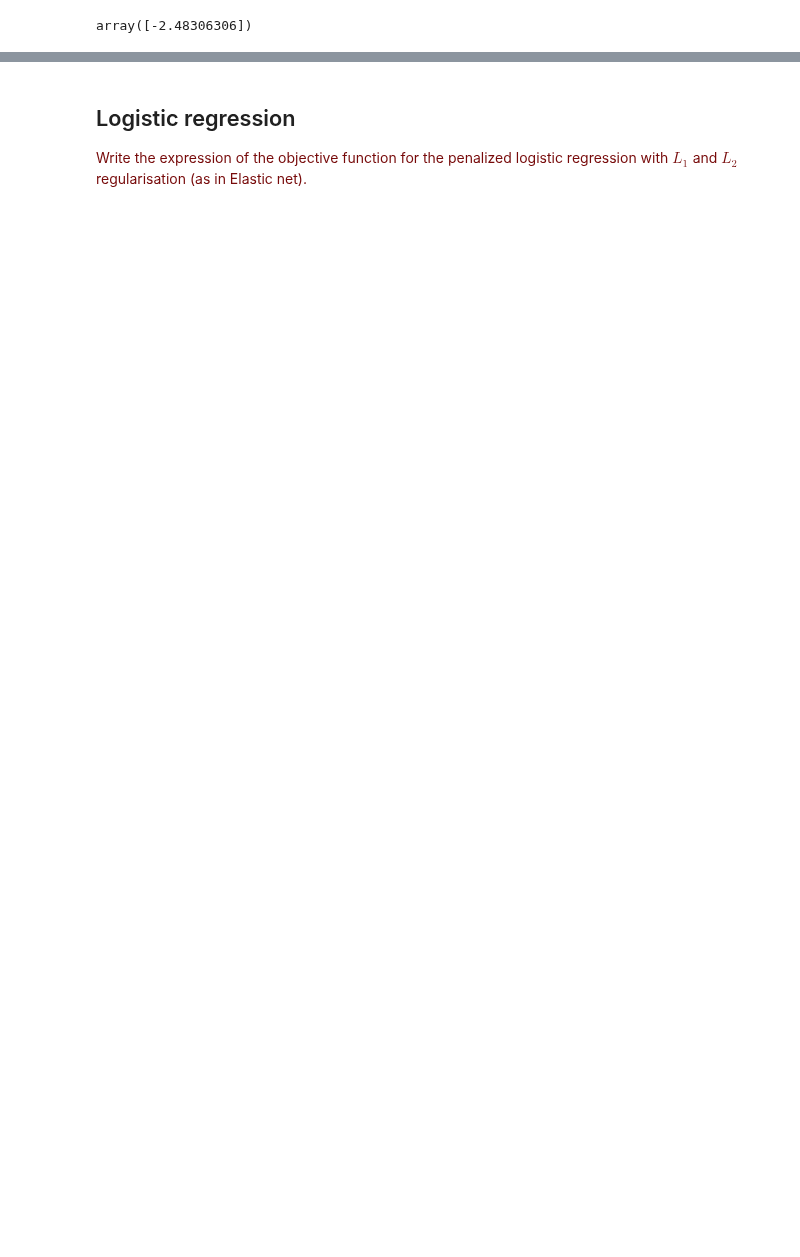
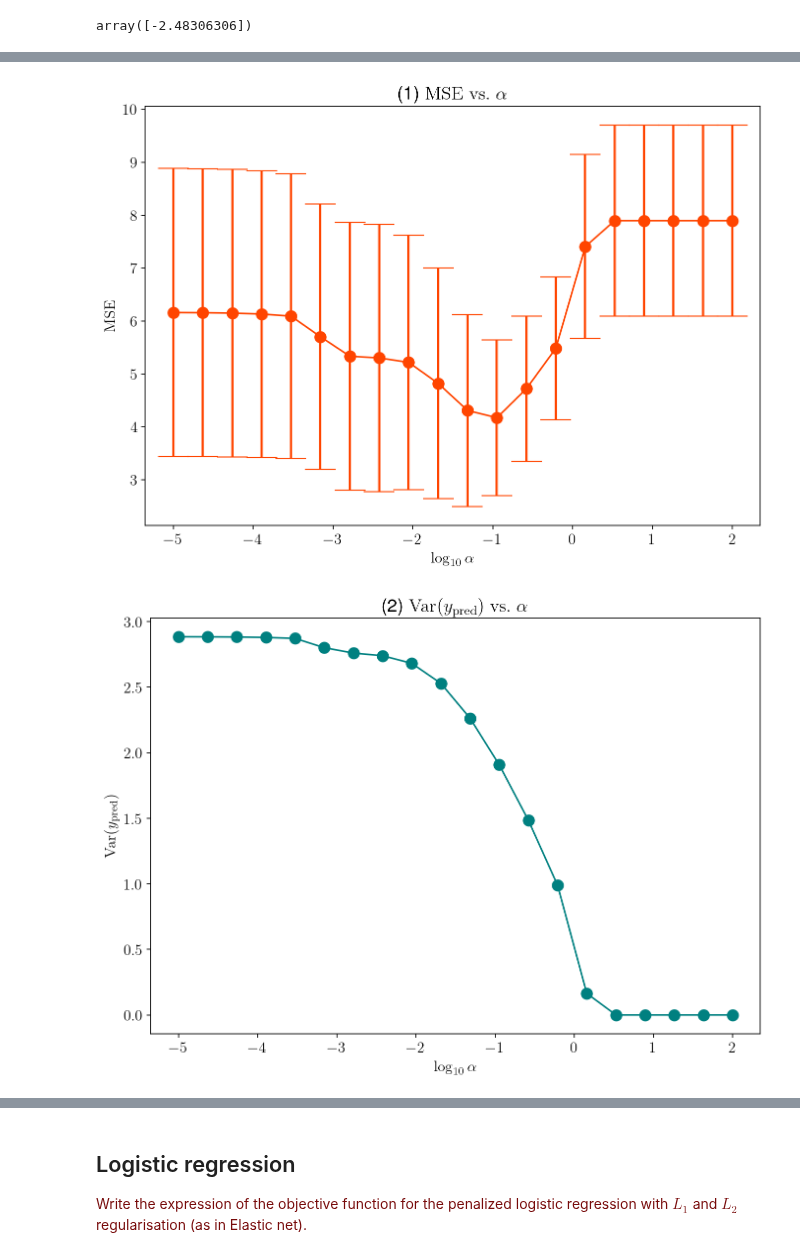
Before and after one commit to VincentV0/8dm50-machine-learning, a Jupyter notebook: practicals/week_3.ipynb, the cells around one changed output, grey strips where cells are left out. Cells and saved outputs as stored; diff of their text form; code cells hidden in the pictures; blank space fills up the shorter version.

```diff
--- a/practicals/week_3.ipynb
+++ b/practicals/week_3.ipynb
@@ -559,0 +582,30 @@ for i, (X_train, X_test, y_train, y_test) in enumerate(bootstrap_test_train_spli
+# %%
+# TO DO: plotting + answ
+plt.figure(figsize=(10,7), dpi=160)
+
+plt.rcParams.update({
+    "text.usetex": True,
+    "font.family": "sans-serif",
+    "font.sans-serif": ["Helvetica"],
+    "font.size": 14
+})
+
+
+plt.errorbar(np.log10(alphaspace), np.mean(MSEs, axis=0), yerr=np.std(MSEs, axis=0),
+            elinewidth=2, fmt='o-', markersize=10, capsize=14, color='orangered')
+plt.xlabel('$\\mathrm{log}_{10}\\,\\alpha$')
+plt.ylabel('$\\mathrm{MSE}$')
+plt.title('(1) $\\mathrm{MSE}$ $\mathrm{vs.}$ $\\alpha$')
+plt.show()
+
+# TO DO: plotting + answ
+plt.figure(figsize=(10,7), dpi=160)
+
+plt.plot(np.log10(alphaspace), np.mean(stds, axis=0), 'o-', markersize=10, color='teal')
+plt.xlabel('$\\mathrm{log}_{10}\\,\\alpha$')
+plt.ylabel('$\\mathrm{Var}(y_{\mathrm{pred}})$')
+plt.title('(2) $\\mathrm{Var}(y_{\mathrm{pred}})$ $\mathrm{vs.}$ $\\alpha$')
+plt.show()
+# %% [output]
+[figure, added]
+[figure, added]
```
Also changed, not shown: parts of 10 cells of this notebook.
